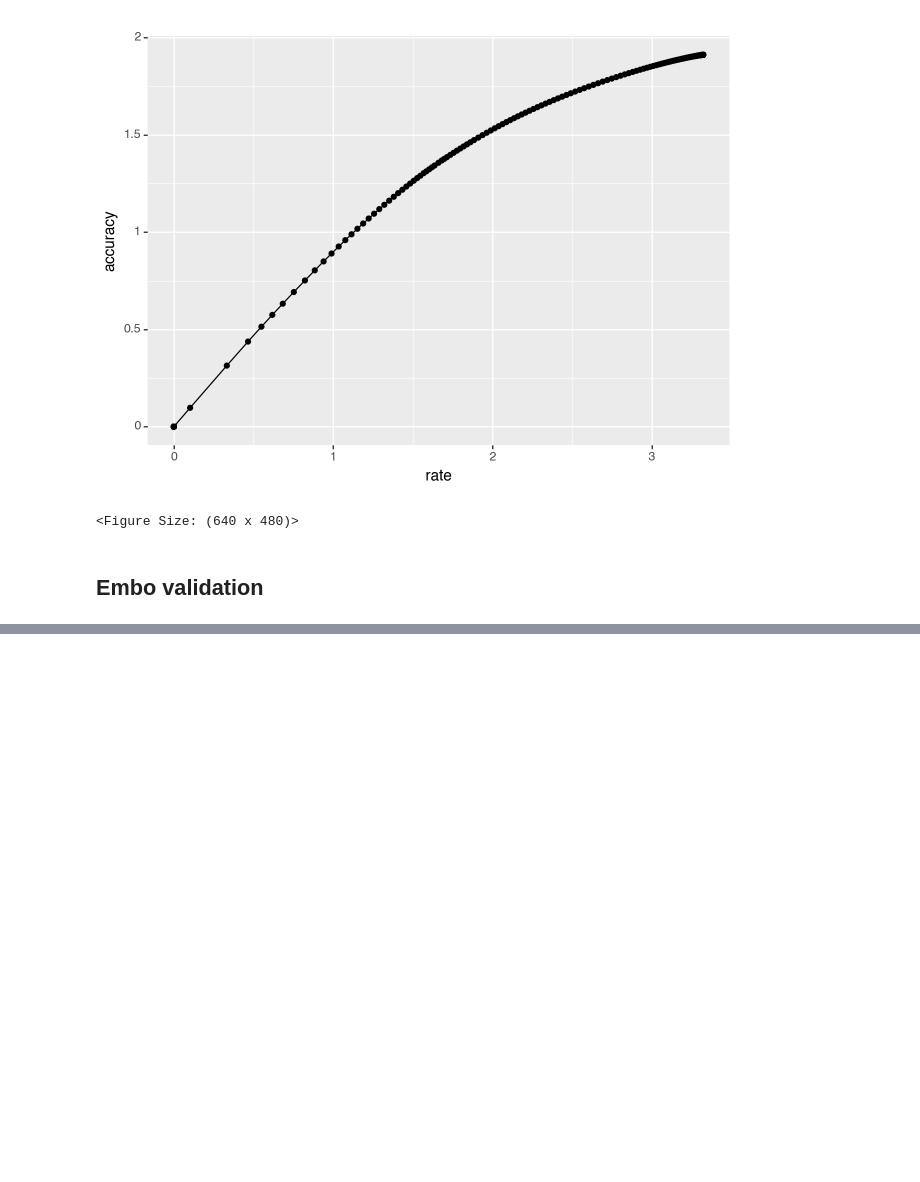
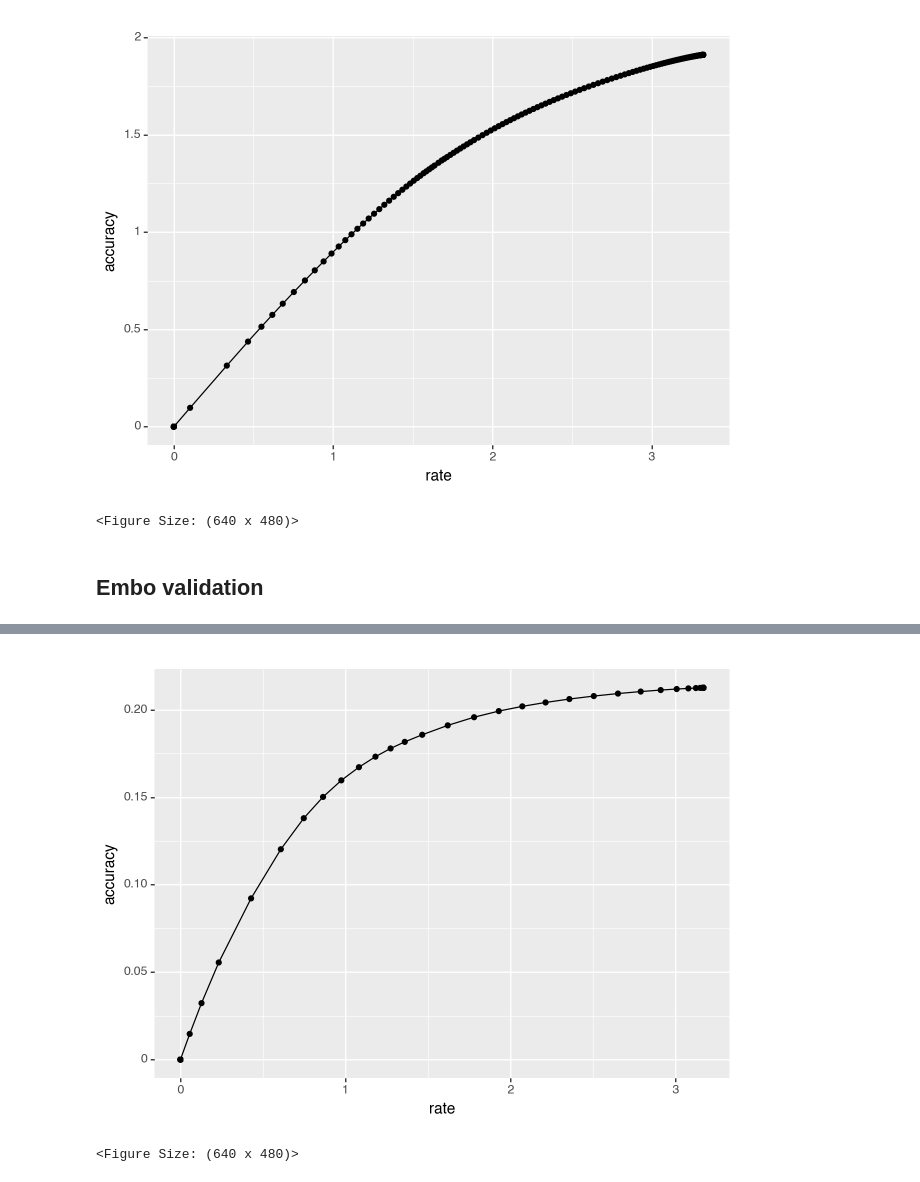
Before and after one commit to nathimel/rdot, a Jupyter notebook: src/examples/test_visualizations.ipynb, the cells around one changed output, grey strips where cells are left out. Drawn from its saved outputs; the diff is of its cells as text; code cells hidden in the pictures; blank space fills up the shorter version.

Commit message:
test with nogas suggested dist

```diff
--- a/src/examples/test_visualizations.ipynb
+++ b/src/examples/test_visualizations.ipynb
@@ -171,0 +174,32 @@ data = pd.concat([data, data_embo])
+# %%
+# As noga suggested
+py_x = np.array(
+    [[0.9, 0.8, 0.7, 0.6, 0.5, 0.4, 0.3, 0.2, 0.1],
+     [0.1, 0.2, 0.3, 0.4, 0.5, 0.6, 0.7, 0.8, 0.9]]
+).T
+py_x /= py_x.sum(axis=1)[:, None]
+# get joint by multiplying by p(x)
+px = np.full(py_x.shape[0], 1/9)
+pxy = py_x * px[:,None]
+
+# Test many values of beta to sweep out a curve.
+betas = np.logspace(-2, 5, num=100)
+# betas = np.linspace(1e-5, 5, num=100)
+
+rd_values = [
+    result[-3:] for result in ba_ib.ib_method(
+        pxy,
+        betas,
+        num_restarts=1,
+    )
+]
+# %%
+data = pd.DataFrame(
+    rd_values,
+    columns=[
+        "rate",
+        "distortion",
+        "accuracy",
+    ]
+)
+data
@@ -171,0 +220,9 @@ data = pd.concat([data, data_embo])
+# %%
+(
+    pn.ggplot(data, pn.aes(x="rate", y="accuracy"))
+    + pn.geom_point()
+    + pn.geom_line()
+)
+# %% [output]
+[figure, added]
+<Figure Size: (640 x 480)>
```
Also changed, not shown: parts of 5 cells of this notebook, 3 other files.
